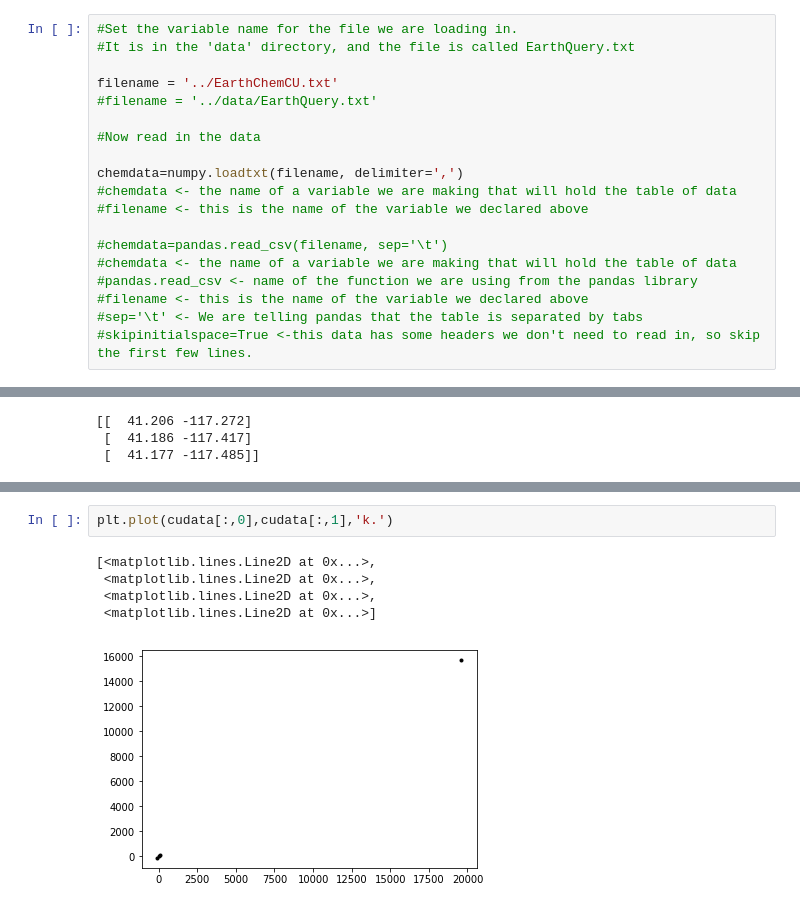
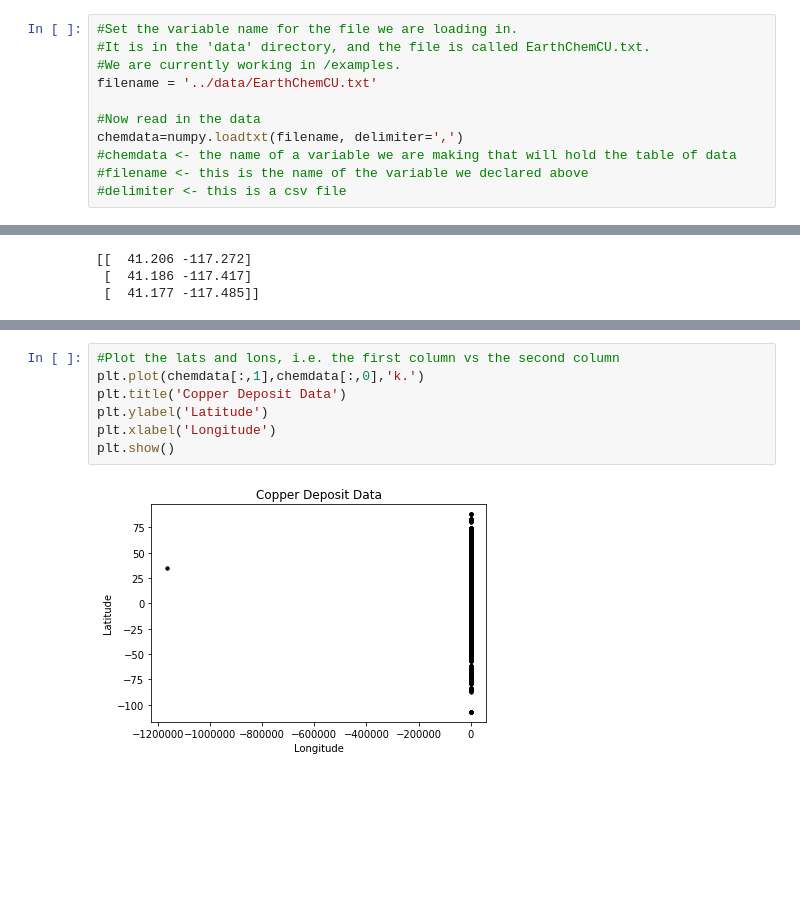
Before and after one commit to natbutter/AGCC_pyforgeo, a Jupyter notebook: examples/Intro_Python_Geo.ipynb, the cells around one changed output, grey strips where cells are left out. Saved outputs shown, nothing was run; the diff lists cells and outputs as text; blank space fills up the shorter version.

```diff
--- a/examples/Intro_Python_Geo.ipynb
+++ b/examples/Intro_Python_Geo.ipynb
@@ -54,20 +62,12 @@ import pandas
 import matplotlib.pyplot as plt
 # %%
 #Set the variable name for the file we are loading in.
-#It is in the 'data' directory, and the file is called EarthQuery.txt
-
-filename = '../EarthChemCU.txt'
-#filename = '../data/EarthQuery.txt'
+#It is in the 'data' directory, and the file is called EarthChemCU.txt.
+#We are currently working in /examples.
+filename = '../data/EarthChemCU.txt'
 
 #Now read in the data
-
 chemdata=numpy.loadtxt(filename, delimiter=',')
 #chemdata <- the name of a variable we are making that will hold the table of data
 #filename <- this is the name of the variable we declared above
-
-#chemdata=pandas.read_csv(filename, sep='\t')
-#chemdata <- the name of a variable we are making that will hold the table of data
-#pandas.read_csv <- name of the function we are using from the pandas library
-#filename <- this is the name of the variable we declared above
-#sep='\t' <- We are telling pandas that the table is separated by tabs
-#skipinitialspace=True <-this data has some headers we don't need to read in, so skip the first few lines.
+#delimiter <- this is a csv file
@@ -118,8 +111,9 @@ IndexError: boolean index did not match indexed array along dimension 0; dimensi
-# %%
-plt.plot(cudata[:,0],cudata[:,1],'k.')
-# %% [output]
-[<matplotlib.lines.Line2D at 0x...>,
- <matplotlib.lines.Line2D at 0x...>,
- <matplotlib.lines.Line2D at 0x...>,
- <matplotlib.lines.Line2D at 0x...>]
-[figure, removed]
+# %%
+#Plot the lats and lons, i.e. the first column vs the second column
+plt.plot(chemdata[:,1],chemdata[:,0],'k.')
+plt.title('Copper Deposit Data')
+plt.ylabel('Latitude')
+plt.xlabel('Longitude')
+plt.show()
+# %% [output]
+[figure, added]
```
Also changed, not shown: parts of 19 cells of this notebook, 3 other files.
